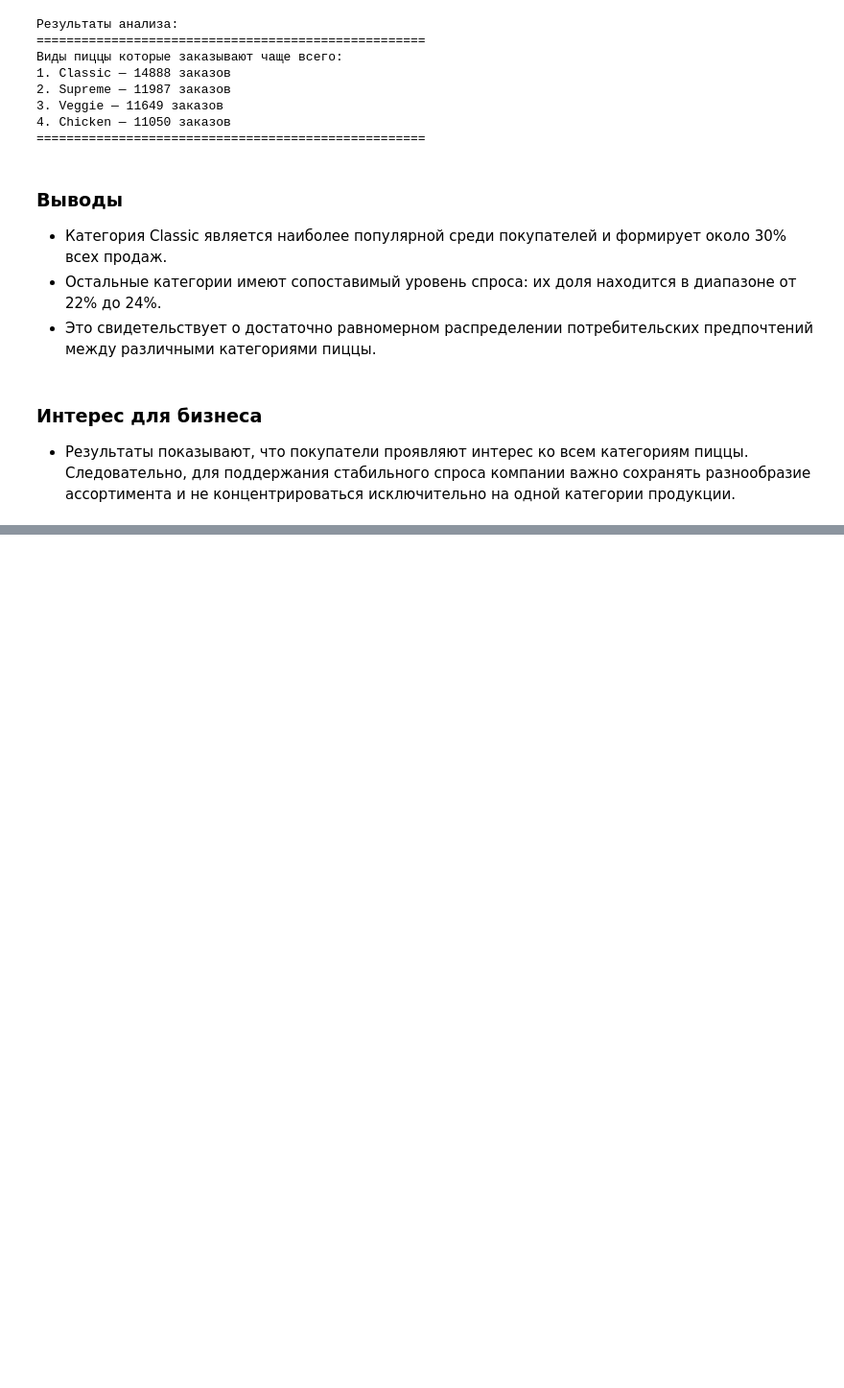
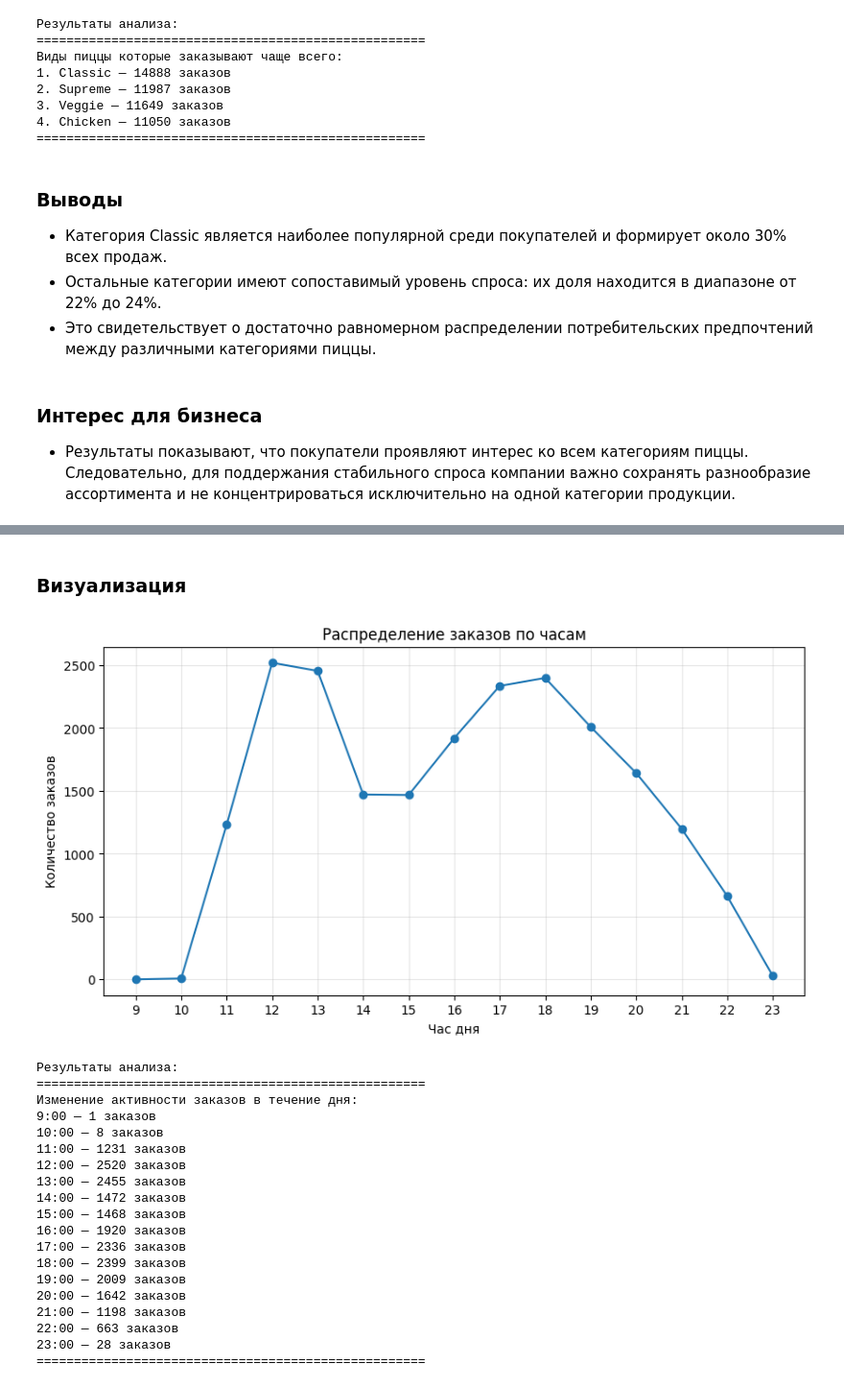
Before and after one commit to WhosArt/pizza_hut_da, a Jupyter notebook: pizzahut_analysis.ipynb, the cells around one changed output, grey strips where cells are left out. Shown at 96% size. Drawn from its saved outputs; the diff is of its cells as text; code cells hidden in the pictures; blank space fills up the shorter version.

Commit message:
5. Как меняется активность заказов в течение дня?

```diff
--- a/pizzahut_analysis.ipynb
+++ b/pizzahut_analysis.ipynb
@@ -830,0 +836,12 @@ print("====================================================")
+# %%
+# Извлекаем hour из time и добавляем в наш dataframe
+df['hour'] = df['time'].str[:2].astype(int)
+# %%
+# Считаем заказы по часам
+orders_by_hour = (
+    df.groupby('hour')['order_id']
+        .nunique()
+)
+
+# Выводим результаты заказов по часам
+orders_by_hour
@@ -830,0 +874,56 @@ print("====================================================")
+# %% [markdown]
+### **Визуализация**
+# %%
+# Создаем фигуру и ось
+plt.figure(figsize=(10, 5))
+
+# Строим график
+plt.plot(
+    orders_by_hour.index,
+    orders_by_hour.values,
+    marker='o'
+)
+
+# Показываем только основное рабочее время (В Индии рабочий день начинается с 10-11 дня и заканчивается в 23 ночи)
+plt.xticks(range(9, 24))
+
+# Настраиваем заголовок и подписи
+plt.title('Распределение заказов по часам')
+plt.xlabel('Час дня')
+plt.ylabel('Количество заказов')
+
+# Настраиваем прозрачность сетки
+plt.grid(alpha=0.3)
+
+# Отображение диаграммы
+plt.show()
+
+# Выводим результаты
+print("Результаты анализа:")
+print("====================================================")
+print("Изменение активности заказов в течение дня:")
+print("\n".join(
+    f"{hour}:00 — {orders} заказов"
+    for hour, orders in orders_by_hour.items()))
+print("====================================================")
+# %% [output]
+[figure, added]
+Результаты анализа:
+====================================================
+Изменение активности заказов в течение дня:
+9:00 — 1 заказов
+10:00 — 8 заказов
+11:00 — 1231 заказов
+12:00 — 2520 заказов
+13:00 — 2455 заказов
+14:00 — 1472 заказов
+15:00 — 1468 заказов
+16:00 — 1920 заказов
+17:00 — 2336 заказов
+18:00 — 2399 заказов
+19:00 — 2009 заказов
+20:00 — 1642 заказов
+21:00 — 1198 заказов
+22:00 — 663 заказов
+23:00 — 28 заказов
+====================================================
```
Also changed, not shown: parts of 14 cells of this notebook.
